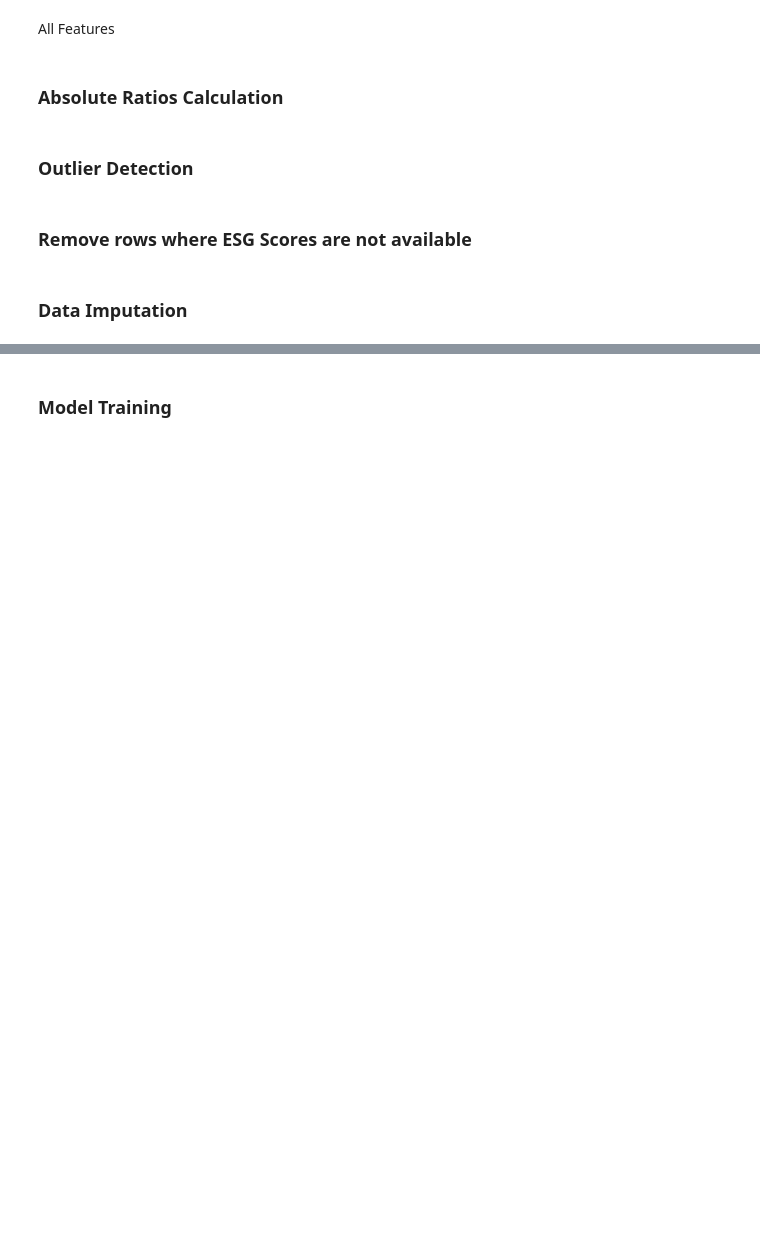
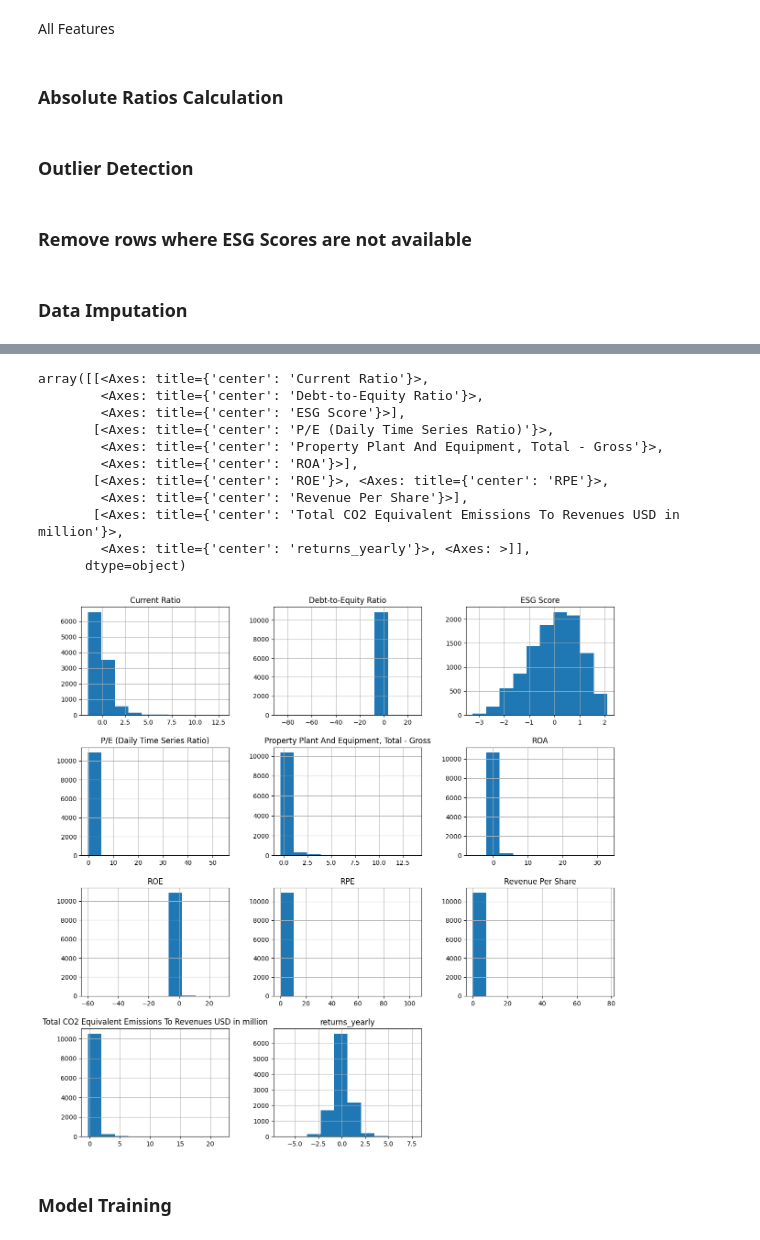
Before and after one commit to sprabhu4/SP_ESG_Pred, a Jupyter notebook: Main_Code.ipynb, the cells around one changed output, grey strips where cells are left out. Saved outputs shown, nothing was run; the diff lists cells and outputs as text; code cells hidden in the pictures; blank space fills up the shorter version.

Commit message:
Add with outliers dataset

```diff
--- a/Main_Code.ipynb
+++ b/Main_Code.ipynb
@@ -440,0 +447,13 @@ imputed_data_df.hist(figsize=(15, 15))
+# %%
+df_without_esg_ric_date = firm_data[missing_cols]
+# create a boolean mask of NaN values
+
+mask = np.isnan(df_without_esg_ric_date).any(axis=1)
+
+# select rows that do not have all NaN values
+firm_data = firm_data[~mask]
+# %%
+# Normalize the dataset by doing Z score normalization
+norm_data = (
+    firm_data[mean_columns] - firm_data[mean_columns].mean()
+) / firm_data[mean_columns].std()
@@ -440,0 +470,20 @@ imputed_data_df.hist(figsize=(15, 15))
+# %%
+imputer = KNNImputer(n_neighbors=5, missing_values=np.nan)
+imputed_data = imputer.fit_transform(norm_data)
+# %%
+imputed_data_wo = pd.DataFrame(
+    imputed_data,
+    columns=[
+        "Current Ratio",
+        "Debt-to-Equity Ratio",
+        "ESG Score",
+        "P/E (Daily Time Series Ratio)",
+        "Property Plant And Equipment, Total - Gross",
+        "ROA",
+        "ROE",
+        "RPE",
+        "Revenue Per Share",
+        "Total CO2 Equivalent Emissions To Revenues USD in million",
+        "returns_yearly",
+    ],
+)
@@ -441,3 +505,24 @@ imputed_data_df.hist(figsize=(15, 15))
+# %%
+# export merged dataframe
+
+imputed_data_wo.to_csv("data/imputed_data_with_outliers.csv")
+
+# Plot a histogram
+
+imputed_data_wo.hist(figsize=(15, 15))
+# %% [output]
+array([[<Axes: title={'center': 'Current Ratio'}>,
+        <Axes: title={'center': 'Debt-to-Equity Ratio'}>,
+        <Axes: title={'center': 'ESG Score'}>],
+       [<Axes: title={'center': 'P/E (Daily Time Series Ratio)'}>,
+        <Axes: title={'center': 'Property Plant And Equipment, Total - Gross'}>,
+        <Axes: title={'center': 'ROA'}>],
+       [<Axes: title={'center': 'ROE'}>, <Axes: title={'center': 'RPE'}>,
+        <Axes: title={'center': 'Revenue Per Share'}>],
+       [<Axes: title={'center': 'Total CO2 Equivalent Emissions To Revenues USD in million'}>,
+        <Axes: title={'center': 'returns_yearly'}>, <Axes: >]],
+      dtype=object)
+[figure, added]
 # %% [markdown]
 ### Model Training
 # %%
```
Also changed, not shown: parts of 5 cells of this notebook, 1 other file.
